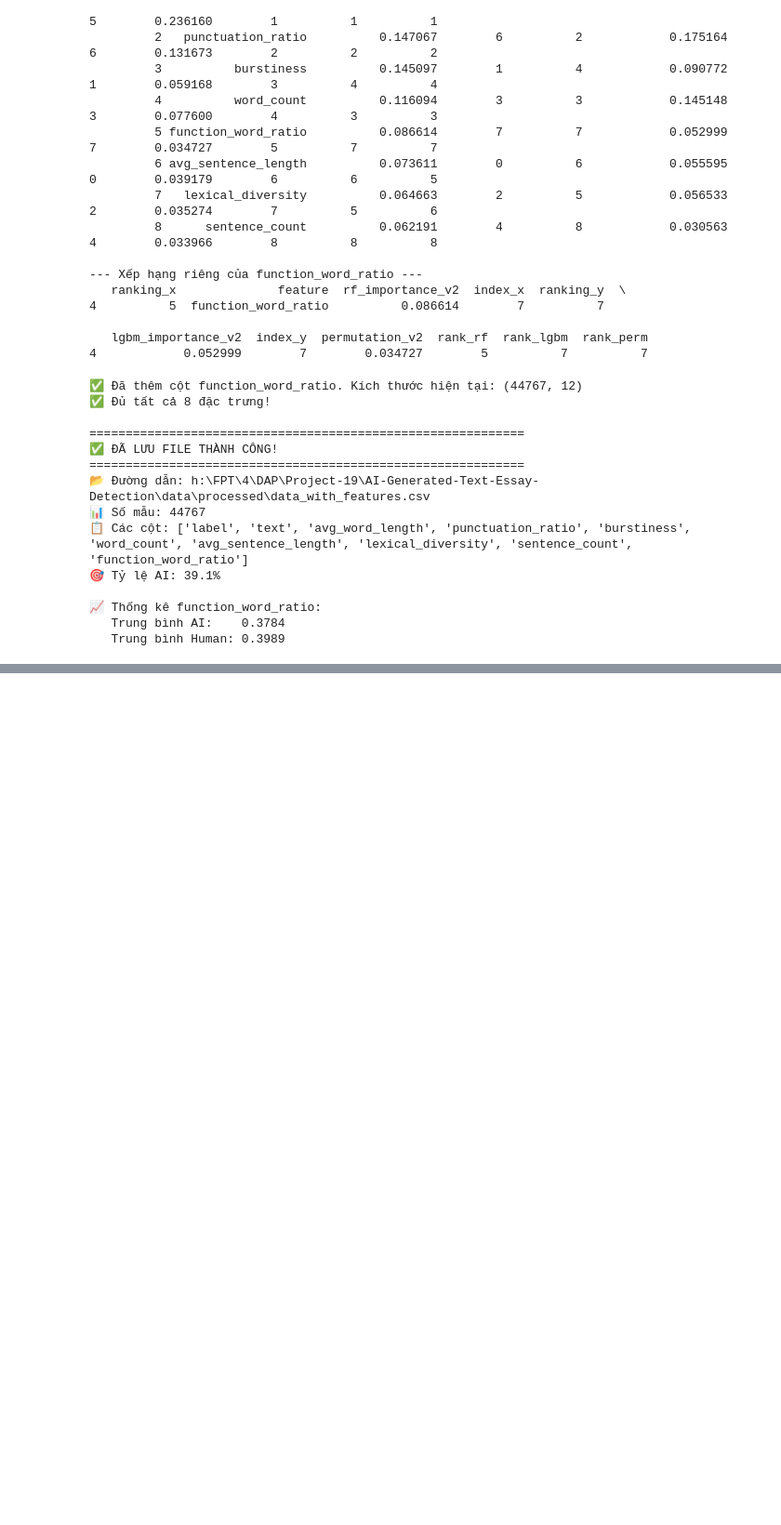
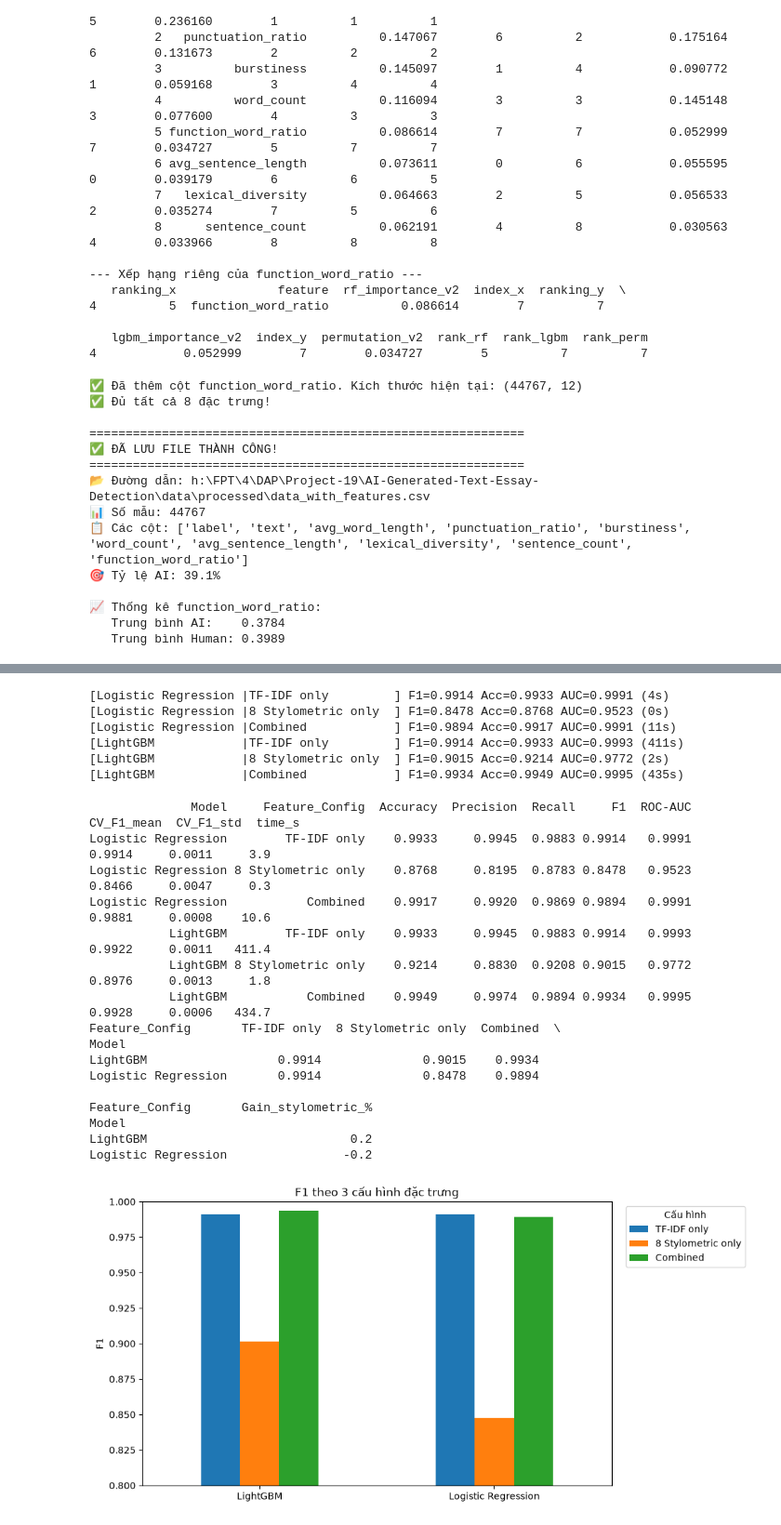
Before and after one commit to KietNH-ai/AI-Generated-Text-Essay-Detection, a Jupyter notebook: notebooks/04_important_feature.ipynb, the cells around one changed output, grey strips where cells are left out. Shown at 93% size. Saved outputs shown, nothing was run; the diff lists cells and outputs as text; code cells hidden in the pictures; blank space fills up the shorter version.

Commit message:
test method

```diff
--- a/notebooks/04_important_feature.ipynb
+++ b/notebooks/04_important_feature.ipynb
@@ -777,0 +827,65 @@ print(f"   Trung bình Human: {data_export[data_export['label']==0]['function_wo
+# %%
+from sklearn.base import clone
+MODELS_AB = {
+    'Logistic Regression': LogisticRegression(class_weight='balanced', max_iter=1000, random_state=SEED),
+    'LightGBM': LGBMClassifier(n_estimators=200, class_weight='balanced', random_state=SEED, verbose=-1),
+}
+skf_ab = StratifiedKFold(n_splits=5, shuffle=True, random_state=SEED)
+ablation_results = []
+
+for m_name, model_template in MODELS_AB.items():
+    for c_name, (Xtr, Xte) in CONFIGS_AB.items():
+        model = clone(model_template)                    # ⚠️ instance mới mỗi config
+        t0 = time.time()
+        cv = cross_val_score(model, Xtr, y_train_ab, cv=skf_ab, scoring='f1', n_jobs=1)
+        model.fit(Xtr, y_train_ab)
+        pred, proba = model.predict(Xte), model.predict_proba(Xte)[:,1]
+        elapsed = time.time() - t0
+        ablation_results.append({
+            'Model': m_name, 'Feature_Config': c_name,
+            'Accuracy': round(accuracy_score(y_test_ab,pred),4),
+            'Precision': round(precision_score(y_test_ab,pred),4),
+            'Recall': round(recall_score(y_test_ab,pred),4),
+            'F1': round(f1_score(y_test_ab,pred),4),
+            'ROC-AUC': round(roc_auc_score(y_test_ab,proba),4),
+            'CV_F1_mean': round(cv.mean(),4), 'CV_F1_std': round(cv.std(),4),
+            'time_s': round(elapsed,1),
+        })
+        r = ablation_results[-1]
+        print(f"[{m_name:20s}|{c_name:20s}] F1={r['F1']:.4f} Acc={r['Accuracy']:.4f} AUC={r['ROC-AUC']:.4f} ({elapsed:.0f}s)")
+ablation_df = pd.DataFrame(ablation_results)
+# %% [output]
+[Logistic Regression |TF-IDF only         ] F1=0.9914 Acc=0.9933 AUC=0.9991 (4s)
+[Logistic Regression |8 Stylometric only  ] F1=0.8478 Acc=0.8768 AUC=0.9523 (0s)
+[Logistic Regression |Combined            ] F1=0.9894 Acc=0.9917 AUC=0.9991 (11s)
+[LightGBM            |TF-IDF only         ] F1=0.9914 Acc=0.9933 AUC=0.9993 (411s)
+[LightGBM            |8 Stylometric only  ] F1=0.9015 Acc=0.9214 AUC=0.9772 (2s)
+[LightGBM            |Combined            ] F1=0.9934 Acc=0.9949 AUC=0.9995 (435s)
+# %%
+print(ablation_df.to_string(index=False))
+ablation_df.to_csv('feature_ablation_results.csv', index=False)
+
+pivot = ablation_df.pivot(index='Model', columns='Feature_Config', values='F1')[['TF-IDF only','8 Stylometric only','Combined']]
+pivot['Gain_stylometric_%'] = (pivot['Combined'] - pivot['TF-IDF only']) * 100
+print(pivot)
+pivot[['TF-IDF only','8 Stylometric only','Combined']].plot(kind='bar', figsize=(10,5), rot=0)
+plt.ylim(0.8,1.0); plt.title('F1 theo 3 cấu hình đặc trưng'); plt.ylabel('F1'); plt.xlabel('')
+plt.legend(title='Cấu hình', bbox_to_anchor=(1.02,1), loc='upper left'); plt.tight_layout(); plt.show()
+# %% [output]
+              Model     Feature_Config  Accuracy  Precision  Recall     F1  ROC-AUC  CV_F1_mean  CV_F1_std  time_s
+Logistic Regression        TF-IDF only    0.9933     0.9945  0.9883 0.9914   0.9991      0.9914     0.0011     3.9
+Logistic Regression 8 Stylometric only    0.8768     0.8195  0.8783 0.8478   0.9523      0.8466     0.0047     0.3
+Logistic Regression           Combined    0.9917     0.9920  0.9869 0.9894   0.9991      0.9881     0.0008    10.6
+           LightGBM        TF-IDF only    0.9933     0.9945  0.9883 0.9914   0.9993      0.9922     0.0011   411.4
+           LightGBM 8 Stylometric only    0.9214     0.8830  0.9208 0.9015   0.9772      0.8976     0.0013     1.8
+           LightGBM           Combined    0.9949     0.9974  0.9894 0.9934   0.9995      0.9928     0.0006   434.7
+Feature_Config       TF-IDF only  8 Stylometric only  Combined  \
+Model
+LightGBM                  0.9914              0.9015    0.9934
+Logistic Regression       0.9914              0.8478    0.9894
+
+Feature_Config       Gain_stylometric_%
+Model
+LightGBM                            0.2
+Logistic Regression                -0.2
+[figure, added]
```
Also changed, not shown: parts of 3 cells of this notebook.
